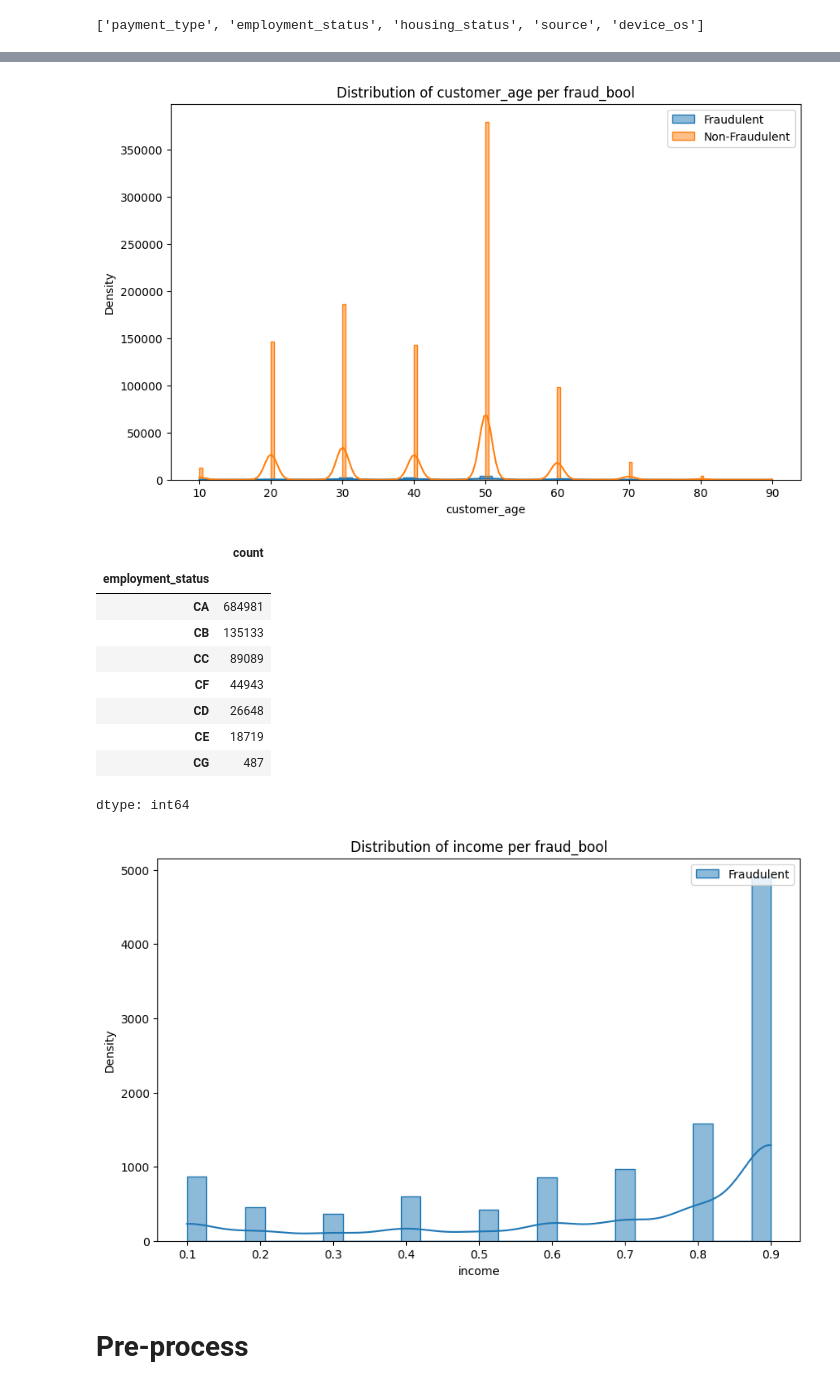
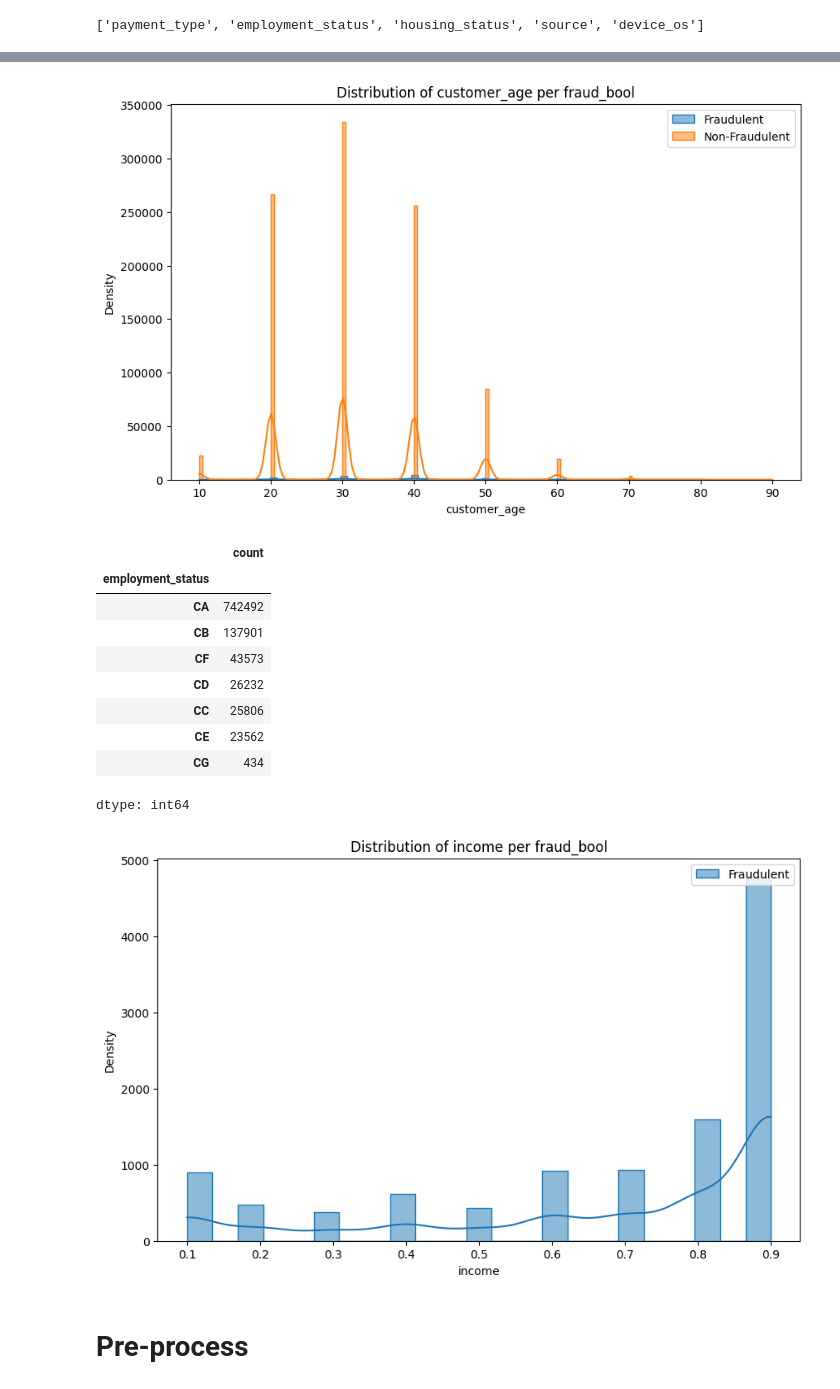
Before and after one commit to MDankloff/Cluster-Bias-Disco, a Jupyter notebook: Notebooks/BAF_Exploratory.ipynb, the cells around one changed output, grey strips where cells are left out. Saved outputs shown, nothing was run; the diff lists cells and outputs as text; code cells hidden in the pictures.

```diff
--- a/Notebooks/BAF_Exploratory.ipynb
+++ b/Notebooks/BAF_Exploratory.ipynb
@@ -151,10 +151,20 @@ pd.set_option('display.max_rows', 50)
 # %%
 dfs = [base, variant1, variant2, variant3, variant4, variant5]
 
-df = base
-new_df = df.copy()
+dfb = base
+old_dfb = base.copy()
+df1 = variant1
+old_df1 = df1.copy()
+df2 = variant2
+old_df2 = df2.copy()
+df3 = variant3
+old_df3 = df3.copy()
+df4 = variant4
+old_df4 = df4.copy()
+df5 = variant5
+old_df5 = df5.copy()
 # Get the number of unique values in each column of the DataFrame
-df.nunique()
+df1.nunique()
 # %% [output]
 |  | 0 |
 | fraud_bool | 2 |
@@ -239,8 +249,8 @@ missing_features = ['prev_address_months_count', 'current_address_months_count',
 #replace -1 values with NaN, calculate percentage of missing values
 
 for feature in missing_features:
-  df.loc[base[feature] < 0, feature] = np.nan
-  missing_vals_col = df.groupby('fraud_bool')[feature].apply(lambda x: round(x.isna().sum()/len(x)* 100, 2))
+  df1.loc[df1[feature] < 0, feature] = np.nan
+  missing_vals_col = df1.groupby('fraud_bool')[feature].apply(lambda x: round(x.isna().sum()/len(x)* 100, 2))
   missing_vals[feature] = missing_vals_col
 
 print(missing_vals)
@@ -315,6 +325,6 @@ print(count_device)'''
 # %%
-fraud_age = variant3.loc[variant3['fraud_bool'] == 1, 'customer_age']
-nonfraud_age = variant3.loc[variant3['fraud_bool'] == 0]['customer_age']
+fraud_age = df1.loc[df1['fraud_bool'] == 1, 'customer_age']
+nonfraud_age = df1.loc[df1['fraud_bool'] == 0]['customer_age']
 
 plt.figure(figsize=(10, 6))
 sns.histplot(fraud_age, kde=True, label='Fraudulent', element='step')
@@ -327,36 +337,36 @@ plt.ylabel('Density')
 plt.legend()
 plt.show() #do this plot again after upsampling
 # %% [output]
-[figure, old version]
+[figure, new version]
 # %%
-variant3['customer_age'].value_counts()
-variant3['income'].value_counts()
-variant3['employment_status'].value_counts()
+df1['customer_age'].value_counts()
+df1['income'].value_counts()
+df1['employment_status'].value_counts()
 # %% [output]
 |  | count |
 | employment_status |  |
-| CA | 684981 |
-| CB | 135133 |
-| CC | 89089 |
-| CF | 44943 |
-| CD | 26648 |
-| CE | 18719 |
-| CG | 487 |
+| CA | 742492 |
+| CB | 137901 |
+| CF | 43573 |
+| CD | 26232 |
+| CC | 25806 |
+| CE | 23562 |
+| CG | 434 |
 dtype: int64
 # %%
-fraud_income = variant3.loc[variant3['fraud_bool'] == 1, 'income']
-nonfraud_income = variant3.loc[variant3['fraud_bool'] == 0,'income']
+fraud_income = df1.loc[df1['fraud_bool'] == 1, 'income']
+nonfraud_income = df1.loc[df1['fraud_bool'] == 0,'income']
 
 plt.figure(figsize=(10, 6))
 sns.histplot(fraud_income, kde=True, label='Fraudulent', element='step')
 sns.histplot()
 
 plt.title('Distribution of income per fraud_bool')
 plt.xlabel('income')
 plt.ylabel('Density')
 plt.legend()
 plt.show()
 # %% [output]
-[figure, old version]
+[figure, new version]
 # %% [markdown]
 # Pre-process
```
Also changed, not shown: parts of 25 cells of this notebook.
